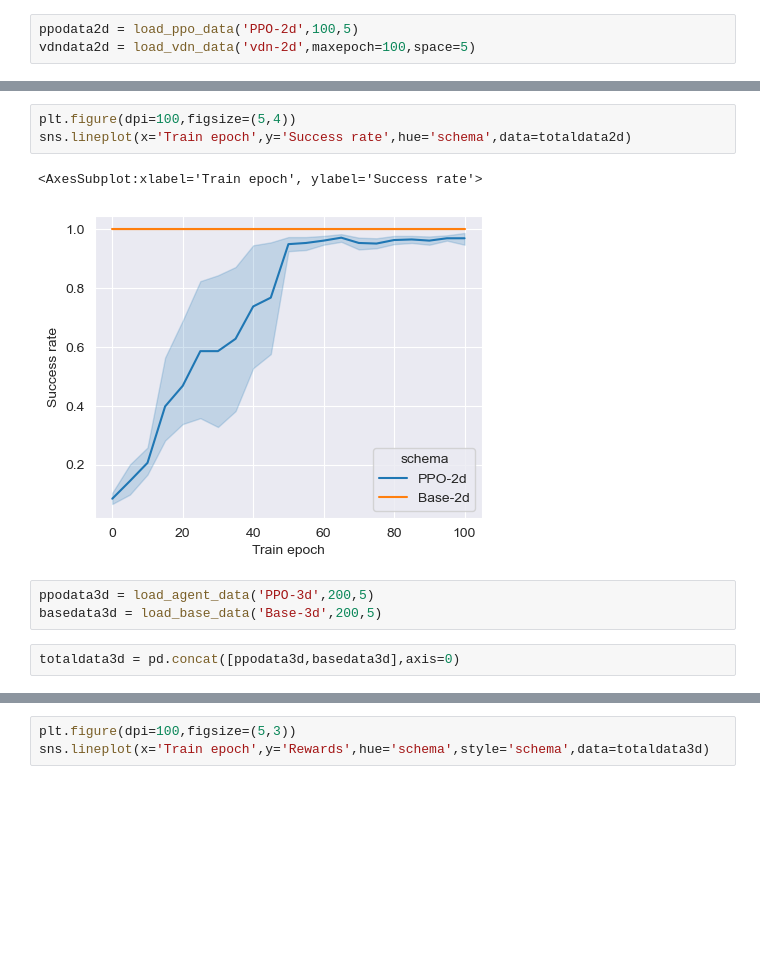
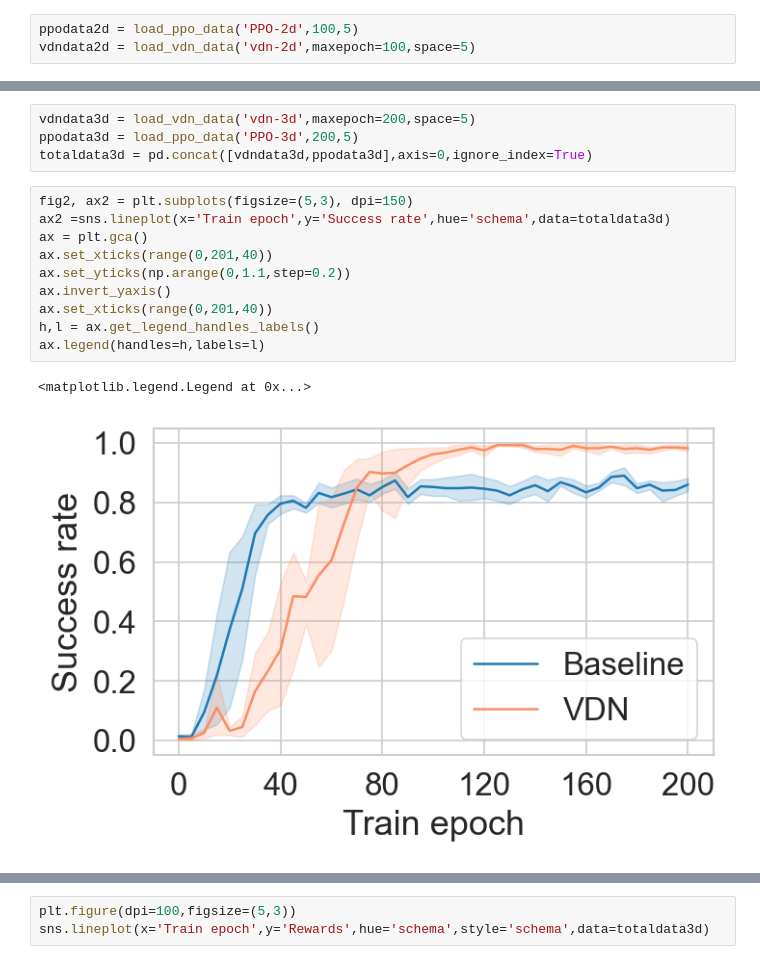
Before and after one commit to Polaris-Yang/MARL-DMFB, a Jupyter notebook: drawRes_meda/DrawRes.ipynb, the cells around one changed output, grey strips where cells are left out. Drawn from its saved outputs; the diff is of its cells as text; blank space fills up the shorter version.

```diff
--- a/drawRes_meda/DrawRes.ipynb
+++ b/drawRes_meda/DrawRes.ipynb
@@ -116,11 +134,17 @@ ax.legend(handles=h,labels=l)
-# %%
-plt.figure(dpi=100,figsize=(5,4))
-sns.lineplot(x='Train epoch',y='Success rate',hue='schema',data=totaldata2d)
-# %% [output]
-<AxesSubplot:xlabel='Train epoch', ylabel='Success rate'>
-[figure, removed]
-# %%
-ppodata3d = load_agent_data('PPO-3d',200,5)
-basedata3d = load_base_data('Base-3d',200,5)
-# %%
-totaldata3d = pd.concat([ppodata3d,basedata3d],axis=0)
+# %%
+vdndata3d = load_vdn_data('vdn-3d',maxepoch=200,space=5)
+ppodata3d = load_ppo_data('PPO-3d',200,5)
+totaldata3d = pd.concat([vdndata3d,ppodata3d],axis=0,ignore_index=True)
+# %%
+fig2, ax2 = plt.subplots(figsize=(5,3), dpi=150)
+ax2 =sns.lineplot(x='Train epoch',y='Success rate',hue='schema',data=totaldata3d)
+ax = plt.gca()
+ax.set_xticks(range(0,201,40))
+ax.set_yticks(np.arange(0,1.1,step=0.2))
+ax.invert_yaxis()
+ax.set_xticks(range(0,201,40))
+h,l = ax.get_legend_handles_labels()
+ax.legend(handles=h,labels=l)
+# %% [output]
+<matplotlib.legend.Legend at 0x...>
+[figure, added]
```
Also changed, not shown: parts of 8 cells of this notebook.
